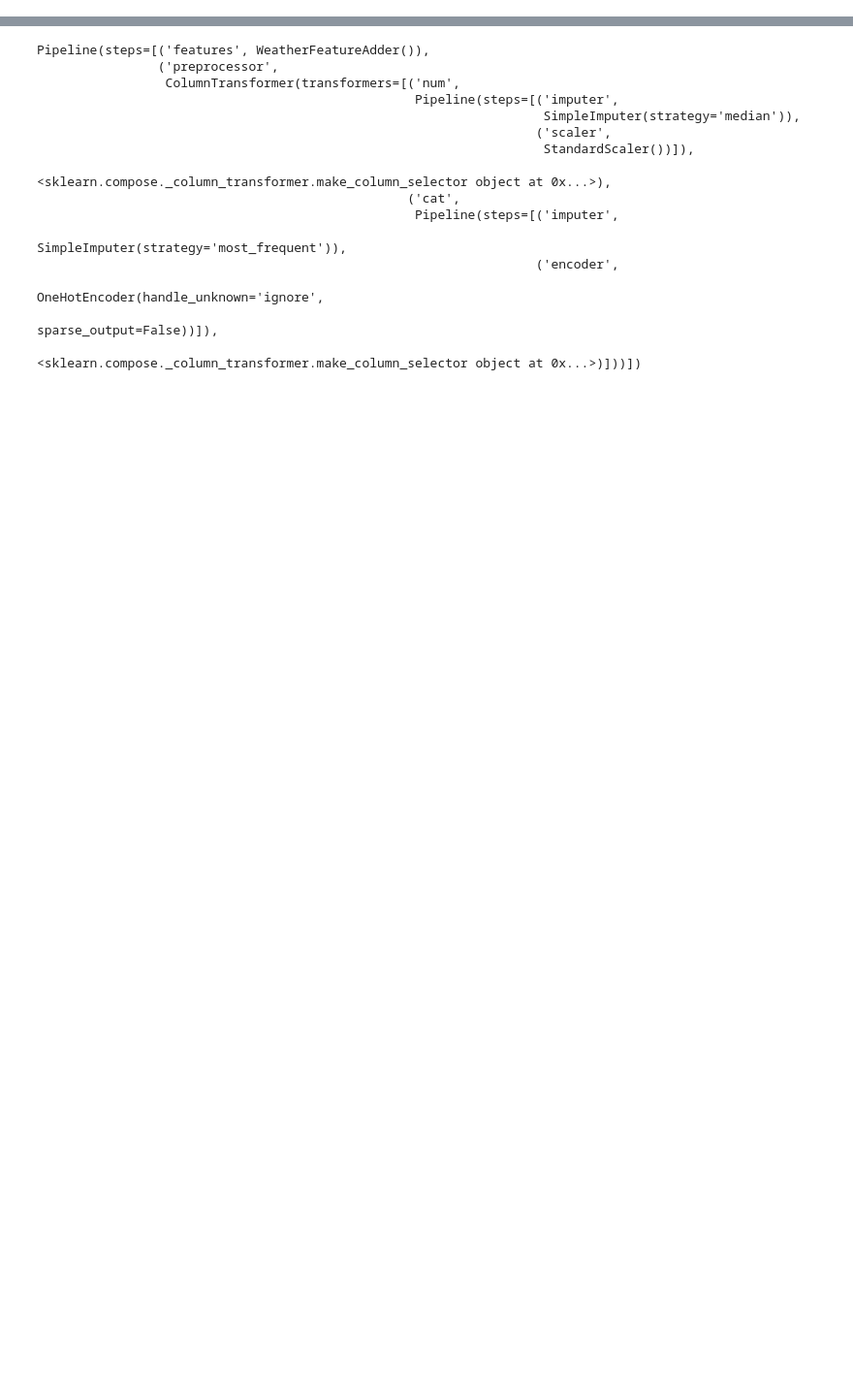
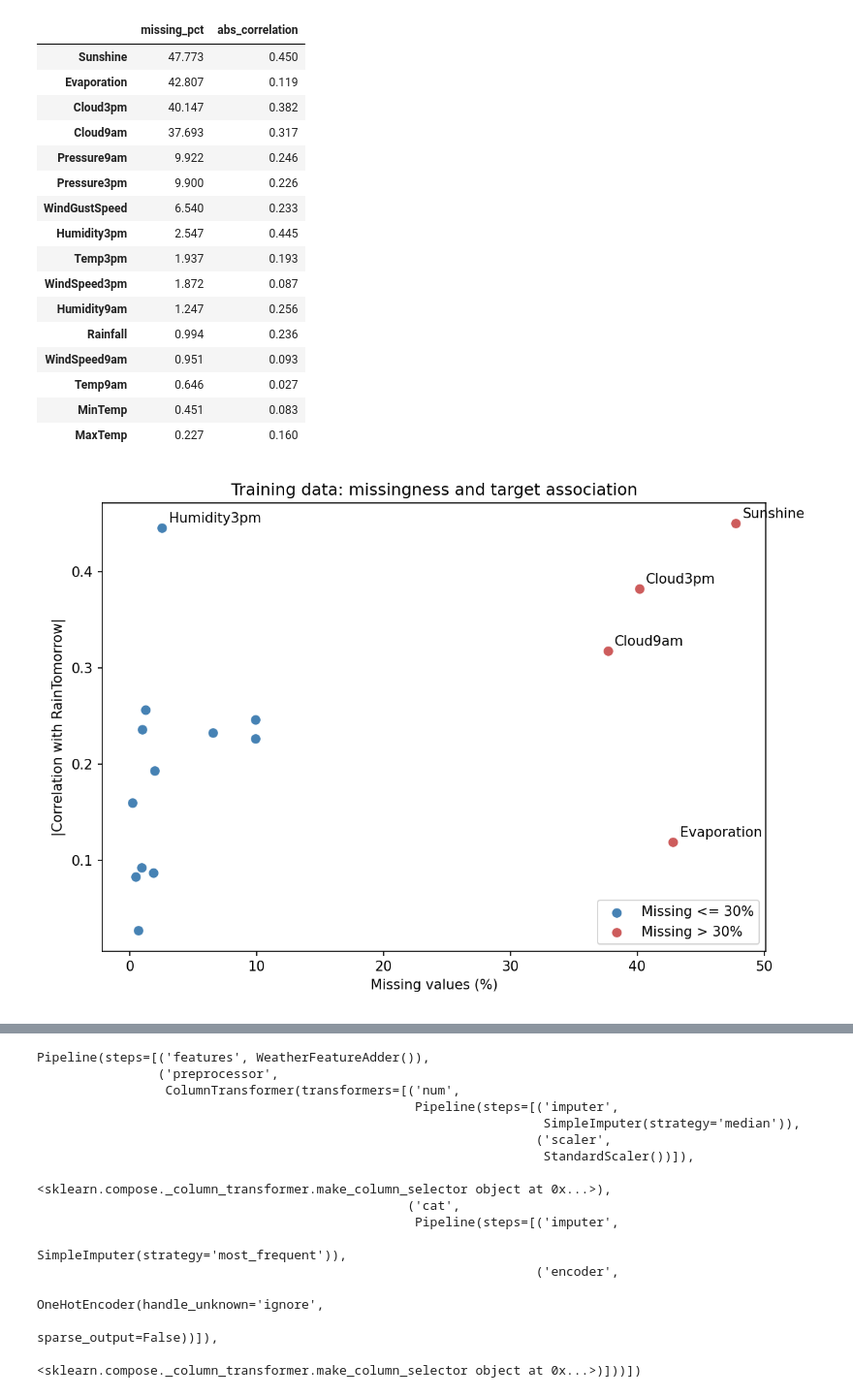
Before and after one commit to JinWanKim98/weather-feature-engineering, a Jupyter notebook: notebook/weather_task1_sklearn.ipynb, the cells around one changed output, grey strips where cells are left out. Shown at 97% size. Drawn from its saved outputs; the diff is of its cells as text; code cells hidden in the pictures; blank space fills up the shorter version.

Commit message:
Split before exploration and rerun feature validation pipelines

```diff
--- a/notebook/weather_task1_sklearn.ipynb
+++ b/notebook/weather_task1_sklearn.ipynb
@@ -504,0 +11,16 @@ plt.show()
+# %%
+from pathlib import Path
+import numpy as np
+import pandas as pd
+import matplotlib.pyplot as plt
+from sklearn.model_selection import train_test_split
+
+df_all = pd.read_csv('weatherAUS.csv')
+labelled = df_all.dropna(subset=['RainTomorrow']).copy()
+train_df, test_df = train_test_split(
+    labelled, test_size=0.2, stratify=labelled['RainTomorrow'], random_state=42)
+print('Source rows:', len(df_all), '| labelled:', len(labelled))
+print('Training rows:', len(train_df), '| held-out rows:', len(test_df))
+assert set(train_df.index).isdisjoint(test_df.index)
+image_dir = Path('../images')
+image_dir.mkdir(exist_ok=True)
@@ -504,0 +35,40 @@ plt.show()
+# %%
+y_train = train_df['RainTomorrow'].eq('Yes').astype(int)
+y_test = test_df['RainTomorrow'].eq('Yes').astype(int)
+numeric = train_df.select_dtypes(include=np.number).columns
+missing = train_df[numeric].isna().mean() * 100
+correlation = train_df[numeric].corrwith(y_train)
+missing_summary = pd.DataFrame({'missing_pct': missing, 'abs_correlation': correlation.abs()})
+display(missing_summary.sort_values('missing_pct', ascending=False).round(3))
+fig, ax = plt.subplots(figsize=(8, 5.5))
+high_missing = missing_summary.missing_pct > 30
+for flag, color, label in [(False, 'steelblue', 'Missing <= 30%'), (True, 'indianred', 'Missing > 30%')]:
+    part = missing_summary[high_missing == flag]
+    ax.scatter(part.missing_pct, part.abs_correlation, color=color, label=label)
+for name, row in missing_summary.iterrows():
+    if row.missing_pct > 30 or row.abs_correlation > 0.3:
+        ax.annotate(name, (row.missing_pct, row.abs_correlation), xytext=(5, 4), textcoords='offset points')
+ax.set(xlabel='Missing values (%)', ylabel='|Correlation with RainTomorrow|', title='Training data: missingness and target association')
+ax.legend()
+fig.tight_layout()
+fig.savefig(image_dir / 'missing_rate_vs_predictive_power.png', dpi=150)
+plt.show()
+# %% [output]
+|  | missing_pct | abs_correlation |
+| Sunshine | 47.773 | 0.450 |
+| Evaporation | 42.807 | 0.119 |
+| Cloud3pm | 40.147 | 0.382 |
+| Cloud9am | 37.693 | 0.317 |
+| Pressure9am | 9.922 | 0.246 |
+| Pressure3pm | 9.900 | 0.226 |
+| WindGustSpeed | 6.540 | 0.233 |
+| Humidity3pm | 2.547 | 0.445 |
+| Temp3pm | 1.937 | 0.193 |
+| WindSpeed3pm | 1.872 | 0.087 |
+| Humidity9am | 1.247 | 0.256 |
+| Rainfall | 0.994 | 0.236 |
+| WindSpeed9am | 0.951 | 0.093 |
+| Temp9am | 0.646 | 0.027 |
+| MinTemp | 0.451 | 0.083 |
+| MaxTemp | 0.227 | 0.160 |
+[figure, added]
```
Also changed, not shown: parts of 58 cells of this notebook, 6 other files.
